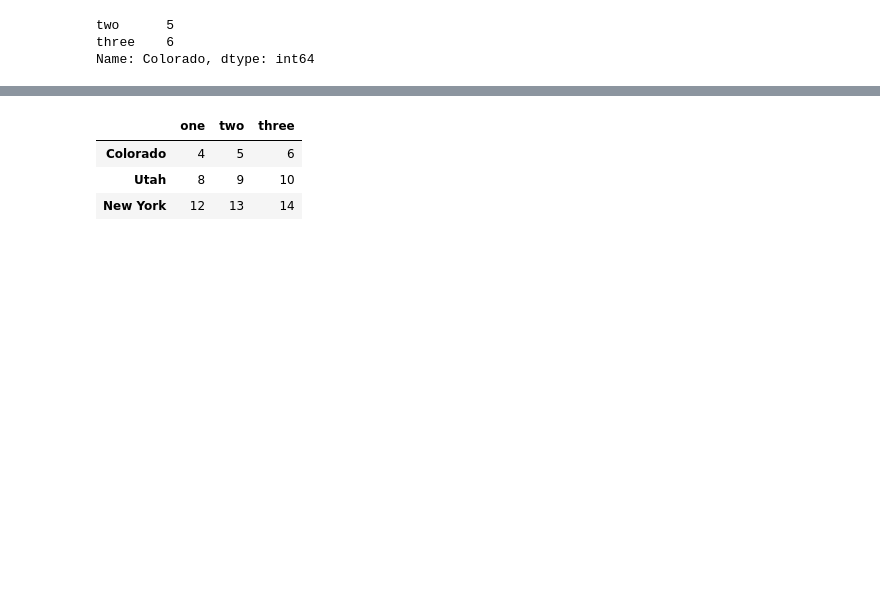
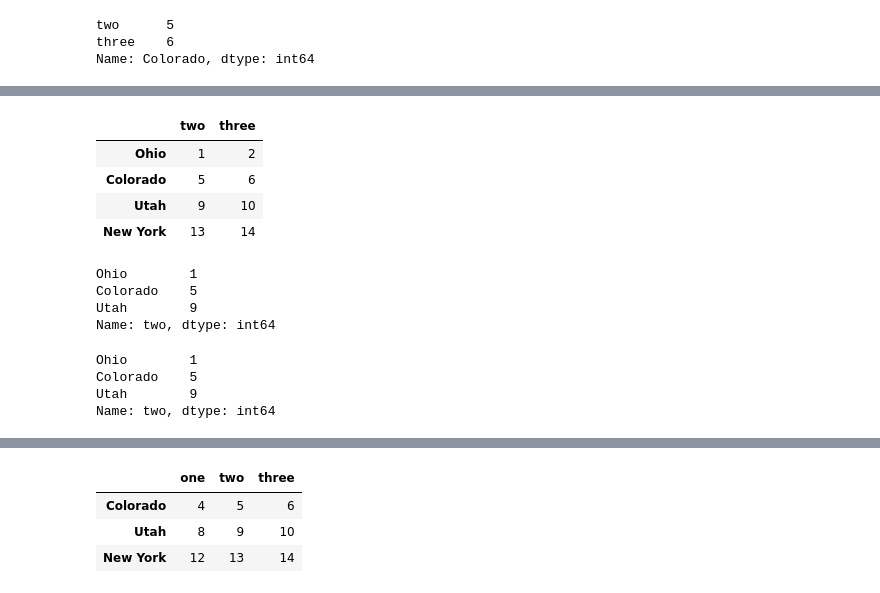
Before and after one commit to Romain-DE/ensae-python-int, a Jupyter notebook: 3_pandas/4_filtrage_missing_data.ipynb, the cells around one changed output, grey strips where cells are left out. Cells and saved outputs as stored; diff of their text form; code cells hidden in the pictures; blank space fills up the shorter version.

```diff
--- a/3_pandas/4_filtrage_missing_data.ipynb
+++ b/3_pandas/4_filtrage_missing_data.ipynb
@@ -32,3 +44,29 @@ Name: Utah, dtype: int64
+# %%
+# 2. toutes les lignes, colonnes "two" et "three"
+# Avec .iloc[] :
+df.iloc[:, 1:3]
+# %% [output]
+|  | two | three |
+| Ohio | 1 | 2 |
+| Colorado | 5 | 6 |
+| Utah | 9 | 10 |
+| New York | 13 | 14 |
+# %%
+# 3. lignes jusqu'a "Utah", colonne "two"
+df.loc[:"Utah", "two"]
+# %% [output]
+Ohio        1
+Colorado    5
+Utah        9
+Name: two, dtype: int64
+# %%
+# 3. lignes jusqu'a "Utah", colonne "two"
+df.iloc[:3, 1]
+# %% [output]
+Ohio        1
+Colorado    5
+Utah        9
+Name: two, dtype: int64
 # %%
 # Selectionner une sous-partie du DF
 # .iloc() : requête par position (numéro de ligne/colonne)
```
Also changed, not shown: parts of 15 cells of this notebook, 11 other files.
